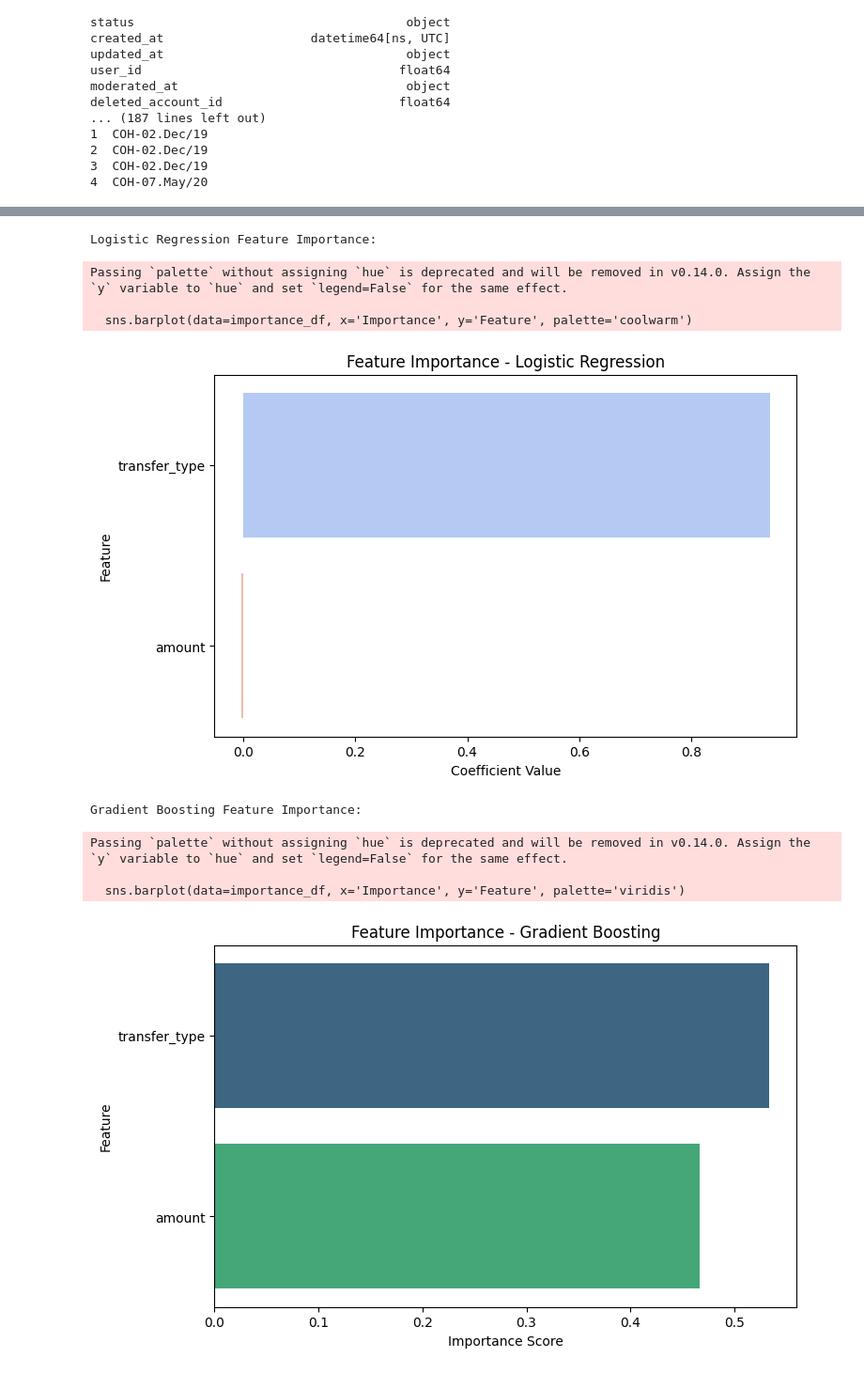
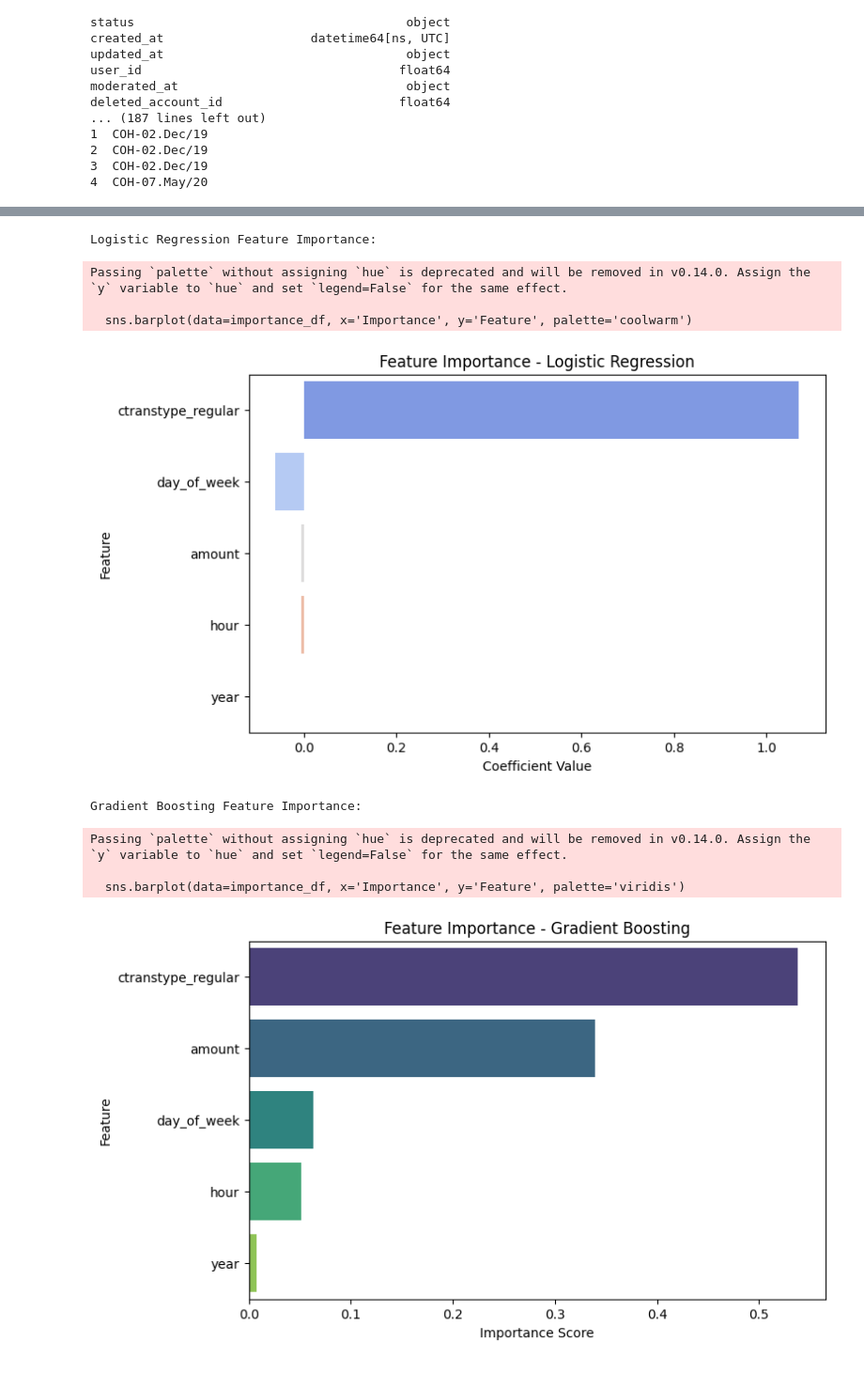
Before and after one commit to DataScience-UOC-projects/monayvi, a Jupyter notebook: notebooks/10-logistic-regression.ipynb, the cells around one changed output, grey strips where cells are left out. Shown at 94% size. Saved outputs shown, nothing was run; the diff lists cells and outputs as text; code cells hidden in the pictures.

Commit message:
updates models

```diff
--- a/notebooks/10-logistic-regression.ipynb
+++ b/notebooks/10-logistic-regression.ipynb
@@ -290,3 +290,6 @@ deleted_account_id                        float64
 2  COH-02.Dec/19
 3  COH-02.Dec/19
 4  COH-07.May/20
+# %%
+cash_df = pd.read_csv("../data/test_regression.csv", index_col=None)
+cash_df.head()
@@ -292,0 +324,23 @@ deleted_account_id                        float64
+# %%
+
+columns_to_drop = [
+    'updated_at',
+    'cash_request_id',
+    'user_id',
+    'moderated_at',
+    'deleted_account_id',
+    'reimbursement_date',
+    'cash_request_received_date',
+    'money_back_date',
+    'send_at',
+    'reco_creation',
+    'reco_last_update',
+    'id_usuario',
+    'fee_id',
+    'fee_cash_request_id',
+    'created_at',
+]
+
+# Drop the columns
+cash_df = cash_df.drop(columns=columns_to_drop, errors='ignore')
+cash_df.tail(20)
@@ -458,43 +668,43 @@ def plot_predictions(y_test, y_prob, title):
     plt.axvline(0.5, color='red', linestyle='--', label='Decision Threshold')
     plt.title(title)
     plt.xlabel("Predicted Probability")
     plt.ylabel("Frequency")
     plt.legend()
     plt.show()
 
 # Get feature names
 feature_names = X.columns
 
 # Logistic Regression: Feature Importance
 print("Logistic Regression Feature Importance:")
-plot_logistic_regression_importance(logistic_model, feature_names)
+plot_logistic_regression_importance(logistic_best, feature_names)
 
 # Gradient Boosting: Feature Importance
 print("Gradient Boosting Feature Importance:")
-plot_gradient_boosting_importance(gb_model, feature_names)
+plot_gradient_boosting_importance(gb_best, feature_names)
 
 # Confusion Matrices
 print("Logistic Regression Confusion Matrix:")
-plot_confusion_matrix(y_test, logistic_model.predict(X_test), "Logistic Regression Confusion Matrix")
+plot_confusion_matrix(y_test, logistic_best.predict(X_test), "Logistic Regression Confusion Matrix")
 
 print("Gradient Boosting Confusion Matrix:")
-plot_confusion_matrix(y_test, gb_model.predict(X_test), "Gradient Boosting Confusion Matrix")
+plot_confusion_matrix(y_test, gb_best.predict(X_test), "Gradient Boosting Confusion Matrix")
 
 # Predicted Probabilities
 print("Logistic Regression Predicted Probabilities:")
-plot_predictions(y_test, logistic_model.predict_proba(X_test), "Logistic Regression Predicted Probabilities")
+plot_predictions(y_test, logistic_best.predict_proba(X_test), "Logistic Regression Predicted Probabilities")
 
 print("Gradient Boosting Predicted Probabilities:")
-plot_predictions(y_test, gb_model.predict_proba(X_test), "Gradient Boosting Predicted Probabilities")
+plot_predictions(y_test, gb_best.predict_proba(X_test), "Gradient Boosting Predicted Probabilities")
 # %% [output]
 Logistic Regression Feature Importance:
 Passing `palette` without assigning `hue` is deprecated and will be removed in v0.14.0. Assign the `y` variable to `hue` and set `legend=False` for the same effect.
 
   sns.barplot(data=importance_df, x='Importance', y='Feature', palette='coolwarm')
-[figure, old version]
+[figure, new version]
 Gradient Boosting Feature Importance:
 Passing `palette` without assigning `hue` is deprecated and will be removed in v0.14.0. Assign the `y` variable to `hue` and set `legend=False` for the same effect.
 
   sns.barplot(data=importance_df, x='Importance', y='Feature', palette='viridis')
-[figure, old version]
+[figure, new version]
 Logistic Regression Confusion Matrix:
```
Also changed, not shown: parts of 25 cells of this notebook, 2 other files.
